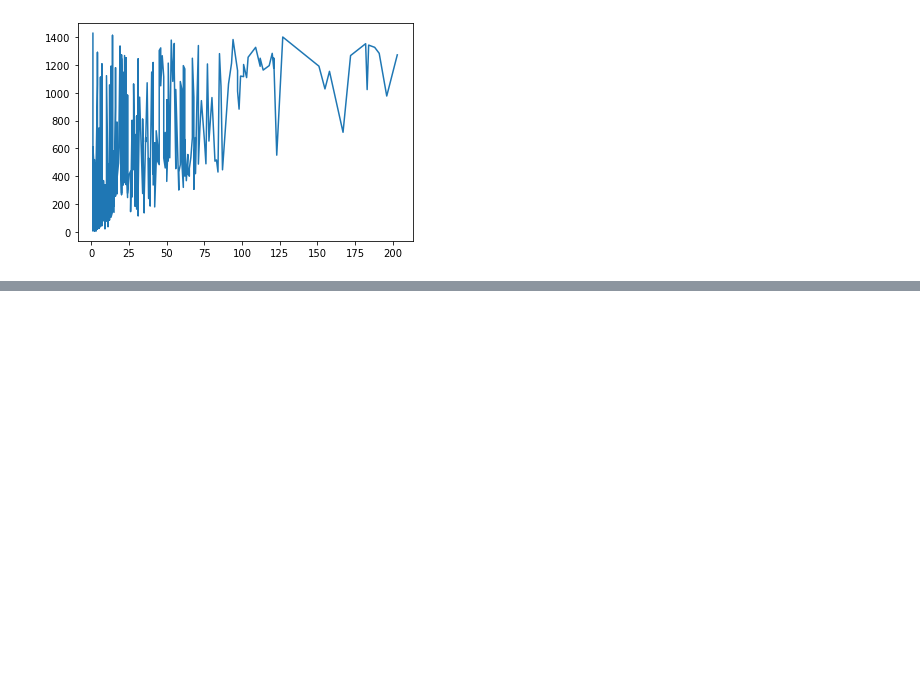
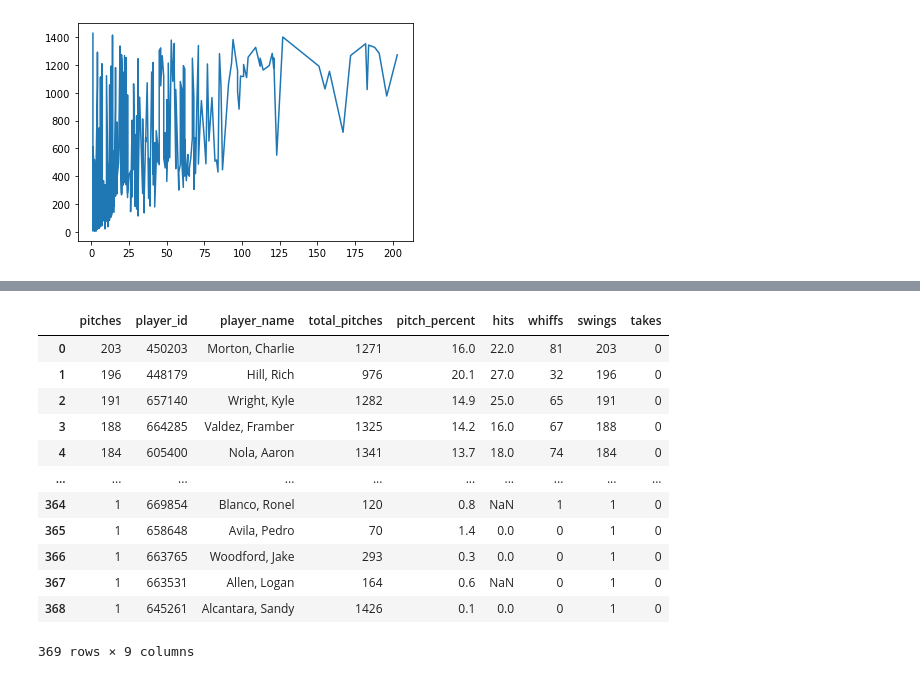
Before and after one commit to Katherine89Lee/Curveball-Data, a Jupyter notebook: Curveballs.ipynb, the cells around one changed output, grey strips where cells are left out. Cells and saved outputs as stored; diff of their text form; code cells hidden in the pictures; blank space fills up the shorter version.

```diff
--- a/Curveballs.ipynb
+++ b/Curveballs.ipynb
@@ -125,0 +181,16 @@ plt.show()
+# %%
+curveballs_clean
+# %% [output]
+|  | pitches | player_id | player_name | total_pitches | pitch_percent | hits | whiffs | swings | takes |
+| 0 | 203 | 450203 | Morton, Charlie | 1271 | 16.0 | 22.0 | 81 | 203 | 0 |
+| 1 | 196 | 448179 | Hill, Rich | 976 | 20.1 | 27.0 | 32 | 196 | 0 |
+| 2 | 191 | 657140 | Wright, Kyle | 1282 | 14.9 | 25.0 | 65 | 191 | 0 |
+| 3 | 188 | 664285 | Valdez, Framber | 1325 | 14.2 | 16.0 | 67 | 188 | 0 |
+| 4 | 184 | 605400 | Nola, Aaron | 1341 | 13.7 | 18.0 | 74 | 184 | 0 |
+| ... | ... | ... | ... | ... | ... | ... | ... | ... | ... |
+| 364 | 1 | 669854 | Blanco, Ronel | 120 | 0.8 | NaN | 1 | 1 | 0 |
+| 365 | 1 | 658648 | Avila, Pedro | 70 | 1.4 | 0.0 | 0 | 1 | 0 |
+| 366 | 1 | 663765 | Woodford, Jake | 293 | 0.3 | 0.0 | 0 | 1 | 0 |
+| 367 | 1 | 663531 | Allen, Logan | 164 | 0.6 | NaN | 0 | 1 | 0 |
+| 368 | 1 | 645261 | Alcantara, Sandy | 1426 | 0.1 | 0.0 | 0 | 1 | 0 |
+369 rows × 9 columns
```
Also changed, not shown: parts of 9 cells of this notebook.
